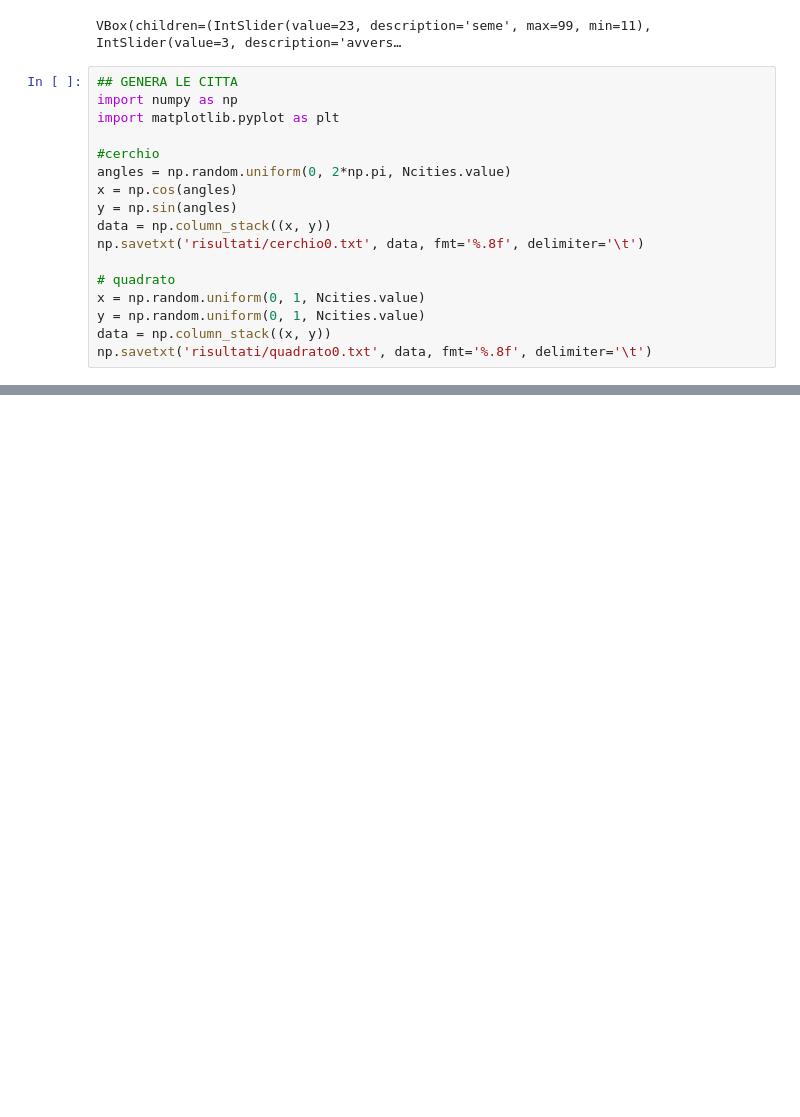
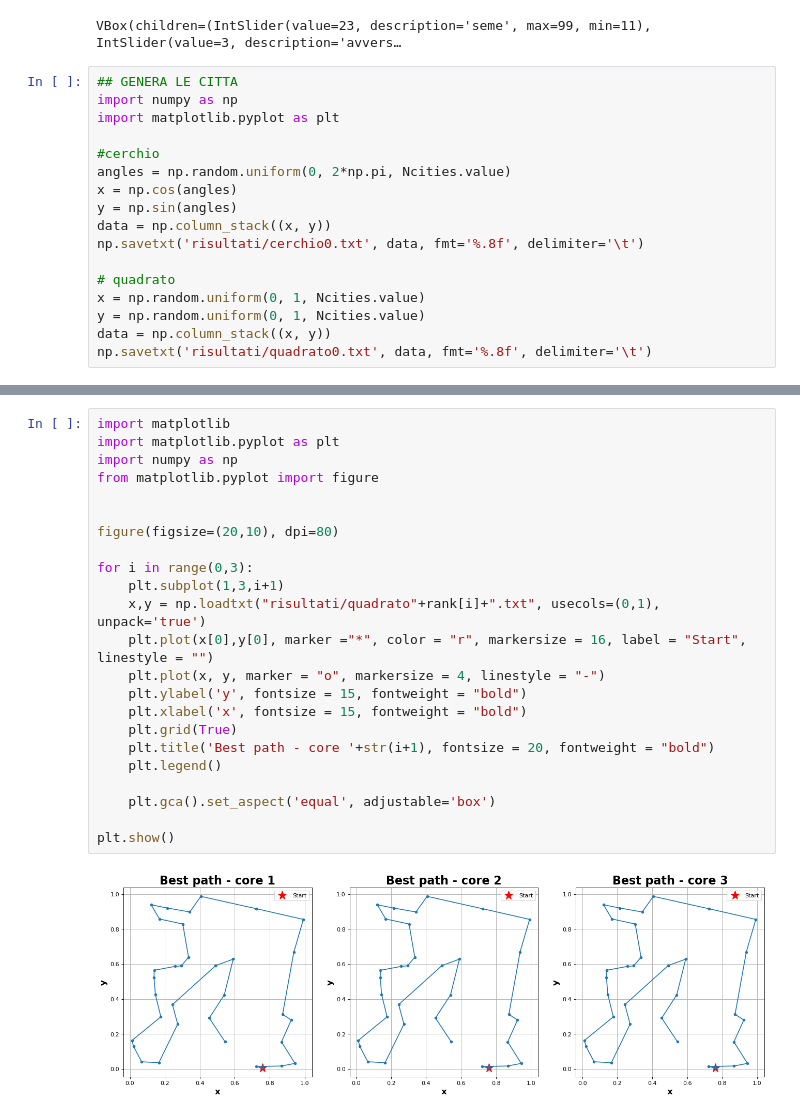
Before and after one commit to Daniele95/LSN, a Jupyter notebook: 9-genetico/Soluzione_9.ipynb, the cells around one changed output, grey strips where cells are left out. Cells and saved outputs as stored; diff of their text form; blank space fills up the shorter version.

```diff
--- a/9-genetico/Soluzione_9.ipynb
+++ b/9-genetico/Soluzione_9.ipynb
@@ -228,0 +254,25 @@ plt.show()
+# %%
+import matplotlib
+import matplotlib.pyplot as plt
+import numpy as np
+from matplotlib.pyplot import figure
+
+
+figure(figsize=(20,10), dpi=80)
+
+for i in range(0,3):
+    plt.subplot(1,3,i+1)
+    x,y = np.loadtxt("risultati/quadrato"+rank[i]+".txt", usecols=(0,1), unpack='true')
+    plt.plot(x[0],y[0], marker ="*", color = "r", markersize = 16, label = "Start", linestyle = "")
+    plt.plot(x, y, marker = "o", markersize = 4, linestyle = "-")
+    plt.ylabel('y', fontsize = 15, fontweight = "bold")
+    plt.xlabel('x', fontsize = 15, fontweight = "bold")
+    plt.grid(True)
+    plt.title('Best path - core '+str(i+1), fontsize = 20, fontweight = "bold")
+    plt.legend()
+
+    plt.gca().set_aspect('equal', adjustable='box')
+
+plt.show()
+# %% [output]
+[figure, added]
```
Also changed, not shown: parts of 7 cells of this notebook, 32 other files.
